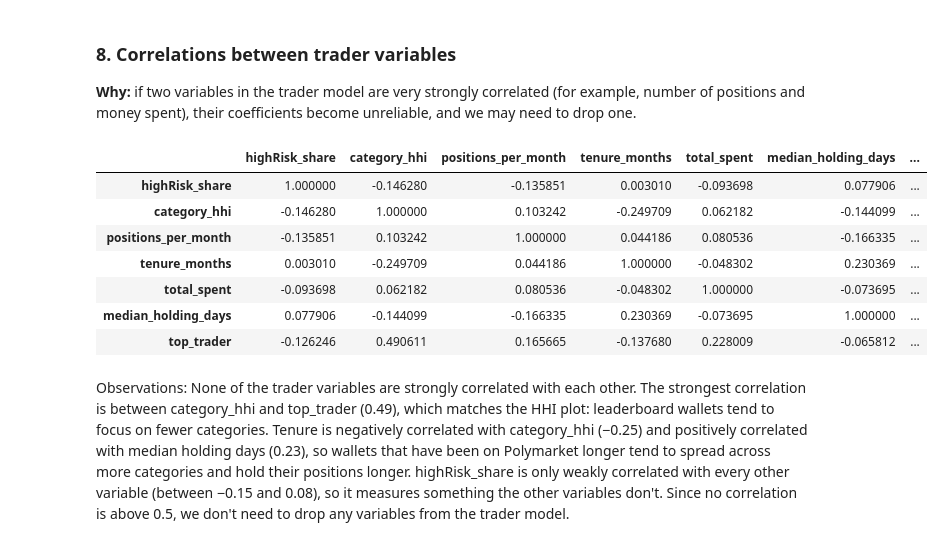
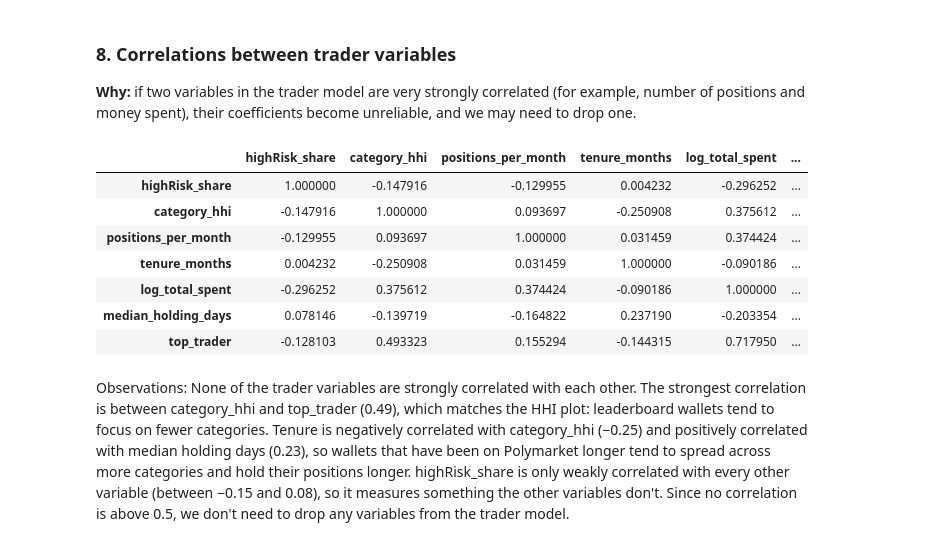
Before and after one commit to damourmaniragaba/INFO-2950-Project, a Jupyter notebook: Phase2_Part1.ipynb, the cells around one changed output. Saved outputs shown, nothing was run; the diff lists cells and outputs as text; code cells hidden in the pictures.

```diff
--- a/Phase2_Part1.ipynb
+++ b/Phase2_Part1.ipynb
@@ -541,6 +507,10 @@ positions_df = positions_df.merge(wallets_df, on='proxy_wallet', how='inner')
 positions_df = positions_df.merge(events_df[['event_id', 'category', 'event_volume']], on='event_id', how='left')
 positions_df['category'] = positions_df['category'].fillna('unknown')
 
+# an event that has positions can't have $0 of volume, so we treat 0 as missing (the log of 0 is undefined)
+print('positions with $0 event volume:', (positions_df['event_volume'] == 0).sum())
+positions_df.loc[positions_df['event_volume'] == 0, 'event_volume'] = np.nan
+
 positions_clean_df = positions_df.drop(columns=['proxy_wallet', 'max_roi'])
 positions_clean_df.to_csv('data/positions_clean.csv', index=False)
 print(positions_clean_df.shape)
@@ -567,13 +538,15 @@ positions_clean_df.drop(columns=['token_id', 'condition_id']).head()
 | `median_holding_days` | median days a position is held |
 # %%
 # Step 10: one row per trader, using SQL
-traders_df = duckdb.sql(" \
-    SELECT trader_id, sample_group, COUNT(*) AS n_positions, \
+traders_df = duckdb.sql("SELECT trader_id, sample_group, COUNT(*) AS n_positions, \
     SUM(cost_basis) AS total_spent, SUM(total_pnl) AS total_pnl, \
     SUM(total_pnl) / SUM(cost_basis) AS trader_roi, \
     AVG(CASE WHEN won THEN 1 ELSE 0 END) AS win_rate, \
     SUM(CASE WHEN avg_price < 0.2 THEN cost_basis ELSE 0 END) / SUM(cost_basis) \
-    AS highRisk_share, MEDIAN(holding_days) AS median_holding_days \
+    AS highRisk_share, \
+    SUM(CASE WHEN category = 'sports' THEN cost_basis ELSE 0 END) / \
+    SUM(cost_basis) AS sports_share, \
+    MEDIAN(holding_days) AS median_holding_days \
     FROM positions_clean_df GROUP BY trader_id, sample_group ORDER BY trader_id").df()
 traders_df.head()
 # %% [output]
@@ -1030,18 +1003,18 @@ Observations: Wallets in the leaderboard overwhelmingly tend to focus on only on
 ### 8. Correlations between trader variables
 **Why:** if two variables in the trader model are very strongly correlated (for example, number of positions and money spent), their coefficients become unreliable, and we may need to drop one.
 # %%
-# Correlation matrix of the trader-level variables
-corr_df = traders_clean_df[['highRisk_share', 'category_hhi', 'positions_per_month', 'tenure_months',
-                            'total_spent', 'median_holding_days', 'top_trader']].corr()
+# Correlation matrix of the trader-level variables (total spent on the natural log scale, as in the model)
+traders_clean_df['log_total_spent'] = np.log(traders_clean_df['total_spent'])
+corr_df = traders_clean_df[['highRisk_share', 'category_hhi', 'positions_per_month', 'tenure_months','log_total_spent', 'median_holding_days', 'top_trader']].corr()
 corr_df
 # %% [output]
-|  | highRisk_share | category_hhi | positions_per_month | tenure_months | total_spent | median_holding_days | ... |
-| highRisk_share | 1.000000 | -0.146280 | -0.135851 | 0.003010 | -0.093698 | 0.077906 | ... |
-| category_hhi | -0.146280 | 1.000000 | 0.103242 | -0.249709 | 0.062182 | -0.144099 | ... |
-| positions_per_month | -0.135851 | 0.103242 | 1.000000 | 0.044186 | 0.080536 | -0.166335 | ... |
-| tenure_months | 0.003010 | -0.249709 | 0.044186 | 1.000000 | -0.048302 | 0.230369 | ... |
-| total_spent | -0.093698 | 0.062182 | 0.080536 | -0.048302 | 1.000000 | -0.073695 | ... |
-| median_holding_days | 0.077906 | -0.144099 | -0.166335 | 0.230369 | -0.073695 | 1.000000 | ... |
-| top_trader | -0.126246 | 0.490611 | 0.165665 | -0.137680 | 0.228009 | -0.065812 | ... |
+|  | highRisk_share | category_hhi | positions_per_month | tenure_months | log_total_spent | ... |
+| highRisk_share | 1.000000 | -0.147916 | -0.129955 | 0.004232 | -0.296252 | ... |
+| category_hhi | -0.147916 | 1.000000 | 0.093697 | -0.250908 | 0.375612 | ... |
+| positions_per_month | -0.129955 | 0.093697 | 1.000000 | 0.031459 | 0.374424 | ... |
+| tenure_months | 0.004232 | -0.250908 | 0.031459 | 1.000000 | -0.090186 | ... |
+| log_total_spent | -0.296252 | 0.375612 | 0.374424 | -0.090186 | 1.000000 | ... |
+| median_holding_days | 0.078146 | -0.139719 | -0.164822 | 0.237190 | -0.203354 | ... |
+| top_trader | -0.128103 | 0.493323 | 0.155294 | -0.144315 | 0.717950 | ... |
 # %% [markdown]
 Observations: None of the trader variables are strongly correlated with each other. The strongest correlation is between category_hhi and top_trader (0.49), which matches the HHI plot: leaderboard wallets tend to focus on fewer categories. Tenure is negatively correlated with category_hhi (−0.25) and positively correlated with median holding days (0.23), so wallets that have been on Polymarket longer tend to spread across more categories and hold their positions longer. highRisk_share is only weakly correlated with every other variable (between −0.15 and 0.08), so it measures something the other variables don't. Since no correlation is above 0.5, we don't need to drop any variables from the trader model.
```
Also changed, not shown: parts of 52 cells of this notebook.
